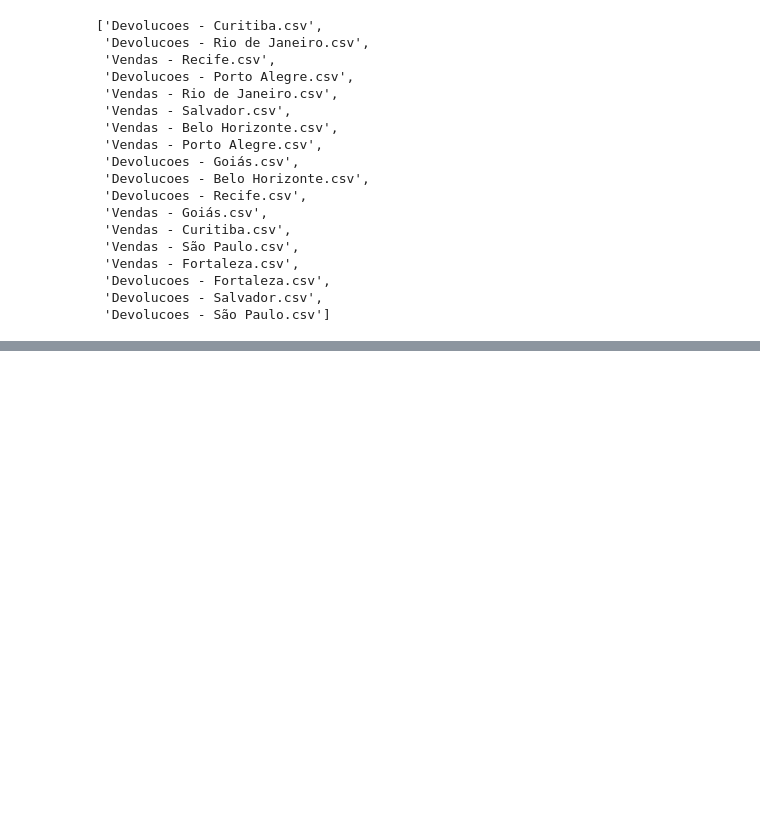
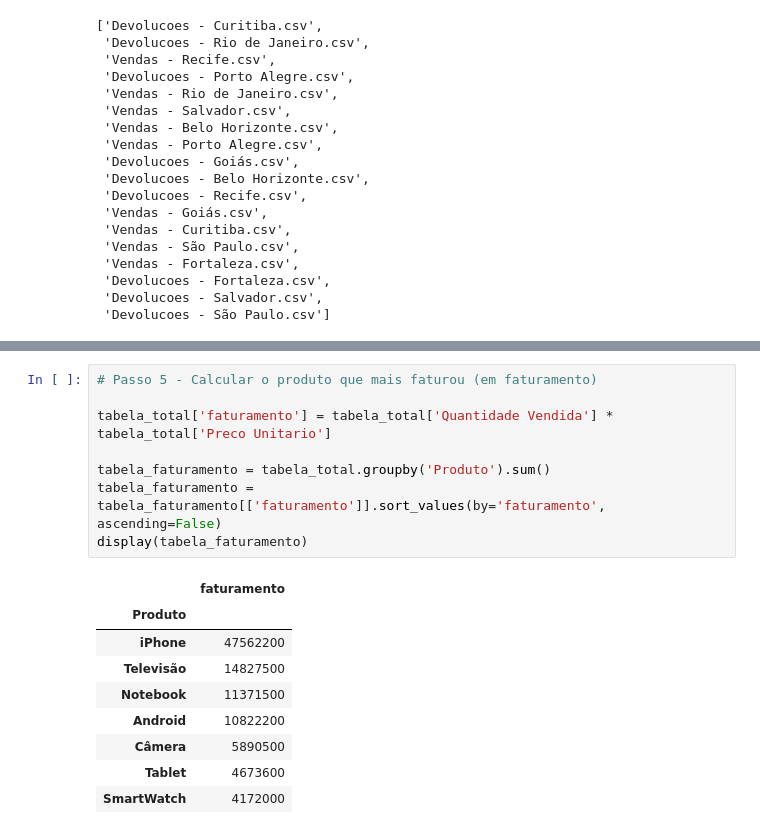
Before and after one commit to DanielAntu/cursobasicopy, a Jupyter notebook: cursopythonh.ipynb, the cells around one changed output, grey strips where cells are left out. Saved outputs shown, nothing was run; the diff lists cells and outputs as text; blank space fills up the shorter version.

```diff
--- a/cursopythonh.ipynb
+++ b/cursopythonh.ipynb
@@ -62,0 +73,18 @@ display(tabela_total)
+# %%
+# Passo 5 - Calcular o produto que mais faturou (em faturamento)
+
+tabela_total['faturamento'] = tabela_total['Quantidade Vendida'] * tabela_total['Preco Unitario']
+
+tabela_faturamento = tabela_total.groupby('Produto').sum()
+tabela_faturamento = tabela_faturamento[['faturamento']].sort_values(by='faturamento', ascending=False)
+display(tabela_faturamento)
+# %% [output]
+|  | faturamento |
+| Produto |  |
+| iPhone | 47562200 |
+| Televisão | 14827500 |
+| Notebook | 11371500 |
+| Android | 10822200 |
+| Câmera | 5890500 |
+| Tablet | 4673600 |
+| SmartWatch | 4172000 |
```
Also changed, not shown: parts of 4 cells of this notebook.
